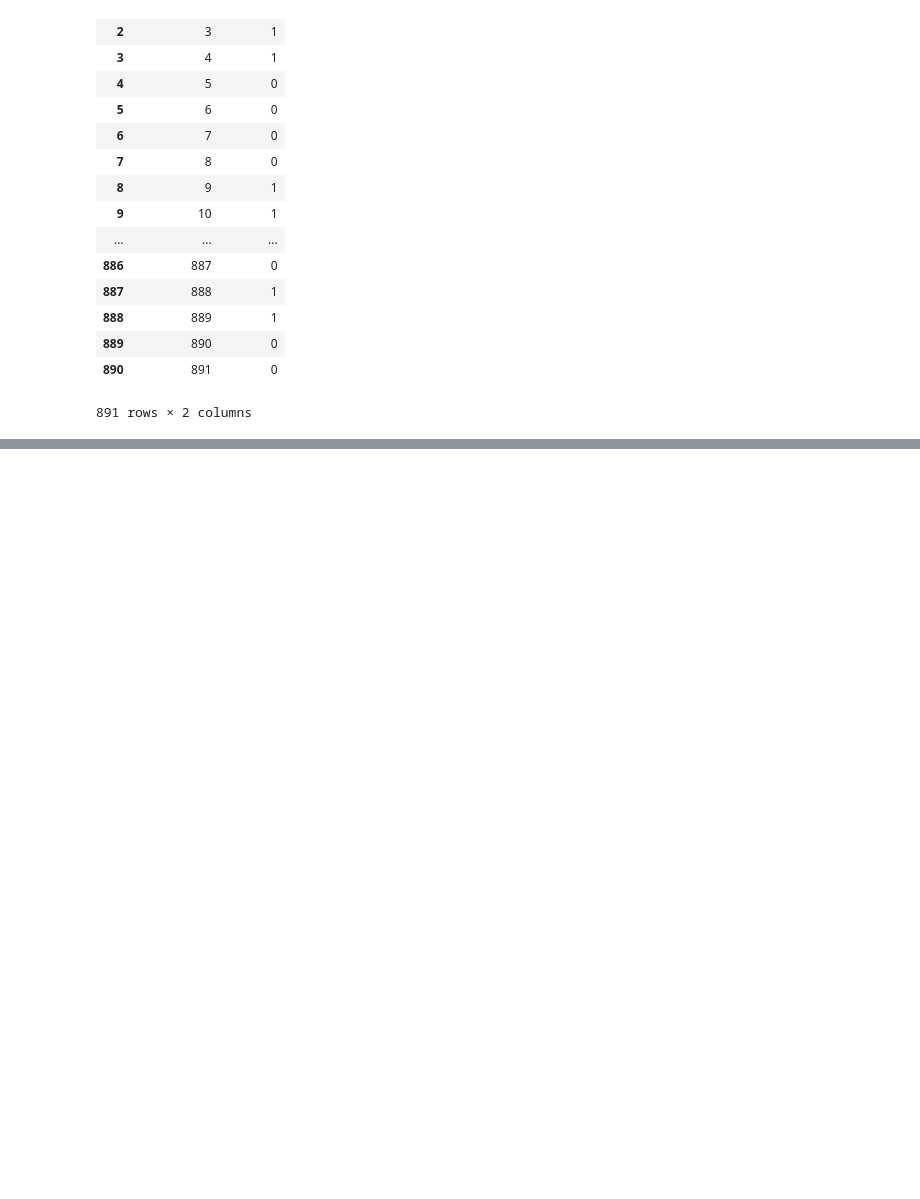
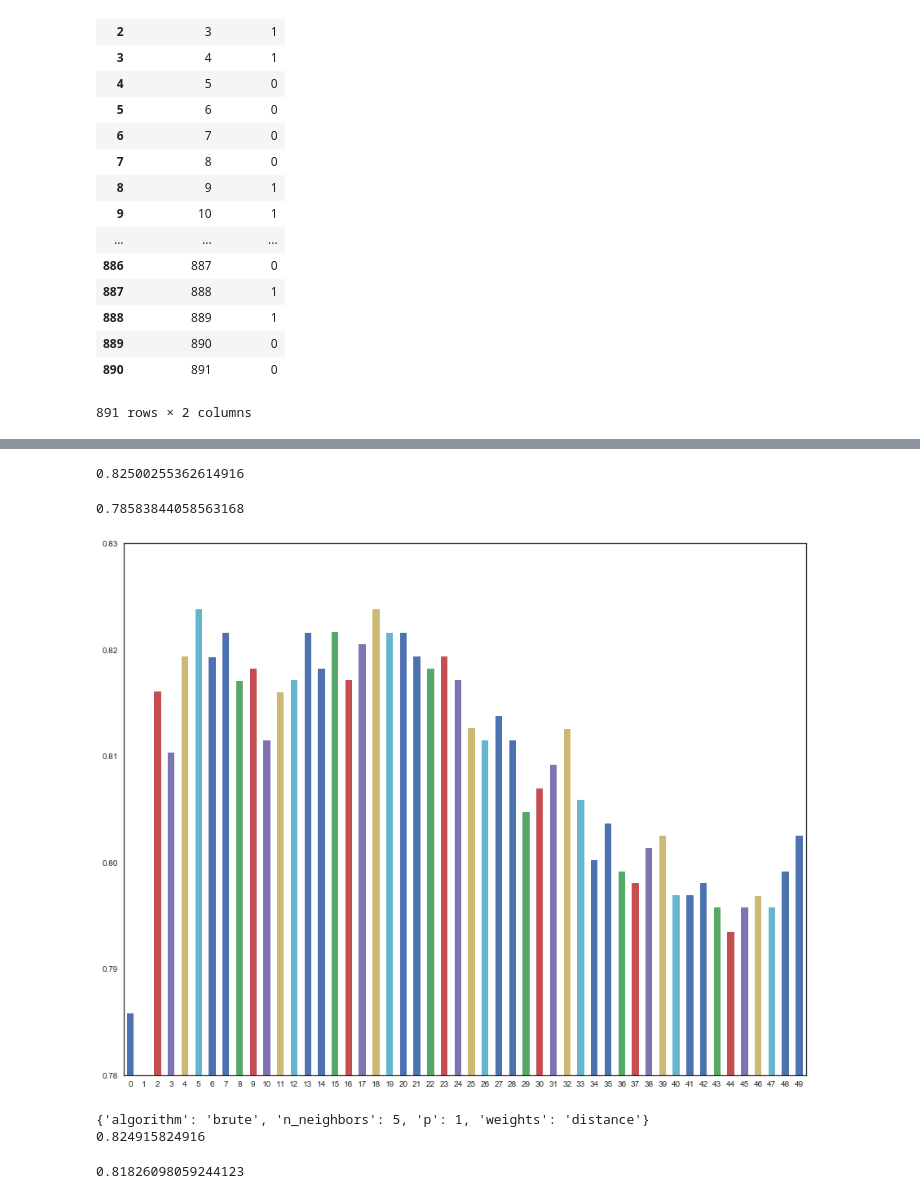
Before and after one commit to jackyho112/titanic-case-study, a Jupyter notebook: titanic.ipynb, the cells around one changed output, grey strips where cells are left out. Saved outputs shown, nothing was run; the diff lists cells and outputs as text; code cells hidden in the pictures; blank space fills up the shorter version.

```diff
--- a/titanic.ipynb
+++ b/titanic.ipynb
@@ -187,0 +421,19 @@ Onto the more optimizations
+# %%
+columns = ['Age_categories_Missing', 'Age_categories_Infant',
+       'Age_categories_Child', 'Age_categories_Teenager',
+       'Age_categories_Young Adult', 'Age_categories_Adult',
+       'Age_categories_Senior', 'Pclass_1', 'Pclass_2', 'Pclass_3',
+       'Sex_female', 'Sex_male', 'Embarked_C', 'Embarked_Q', 'Embarked_S',
+       'SibSp_scaled', 'Parch_scaled', 'Fare_categories_0-12',
+       'Fare_categories_12-50','Fare_categories_50-100', 'Fare_categories_100+',
+       'Title_Master', 'Title_Miss', 'Title_Mr','Title_Mrs', 'Title_Officer',
+       'Title_Royalty', 'Cabin_type_A','Cabin_type_B', 'Cabin_type_C', 'Cabin_type_D',
+       'Cabin_type_E','Cabin_type_F', 'Cabin_type_G', 'Cabin_type_T', 'Cabin_type_Unknown']
+all_X = train[columns]
+all_y = train['Survived']
+# %%
+lr = LogisticRegression()
+scores = cross_val_score(lr, all_X, all_y, cv=10)
+scores.mean()
+# %% [output]
+0.82500255362614916
@@ -187,0 +442,23 @@ Onto the more optimizations
+# %%
+k = KNeighborsClassifier(n_neighbors=1)
+scores = cross_val_score(k, all_X, all_y, cv=10)
+scores.mean()
+# %% [output]
+0.78583844058563168
+# %%
+def plot_dict(dictionary):
+    pd.Series(dictionary).plot.bar(figsize=(15,12),
+                                   ylim=(0.78,0.83),rot=0)
+    plt.show()
+
+knn_scores = dict()
+# %%
+for k in range(50):
+    k_neighbor = KNeighborsClassifier(n_neighbors=k+1)
+    scores = cross_val_score(k_neighbor, all_X, all_y, cv=10)
+    mean = scores.mean()
+    knn_scores[k] = mean
+# %%
+plot_dict(knn_scores)
+# %% [output]
+[figure, added]
@@ -187,0 +474,10 @@ Onto the more optimizations
+# %%
+knn = KNeighborsClassifier()
+grid = GridSearchCV(knn, param_grid=hyperparameters, cv=10)
+grid.fit(all_X, all_y)
+
+print(grid.best_params_)
+print(grid.best_score_)
+# %% [output]
+{'algorithm': 'brute', 'n_neighbors': 5, 'p': 1, 'weights': 'distance'}
+0.824915824916
@@ -187,0 +488,5 @@ Onto the more optimizations
+# %%
+scores = cross_val_score(rand, all_X, all_y, cv=10)
+scores.mean()
+# %% [output]
+0.81826098059244123
```
Also changed, not shown: parts of 43 cells of this notebook.
